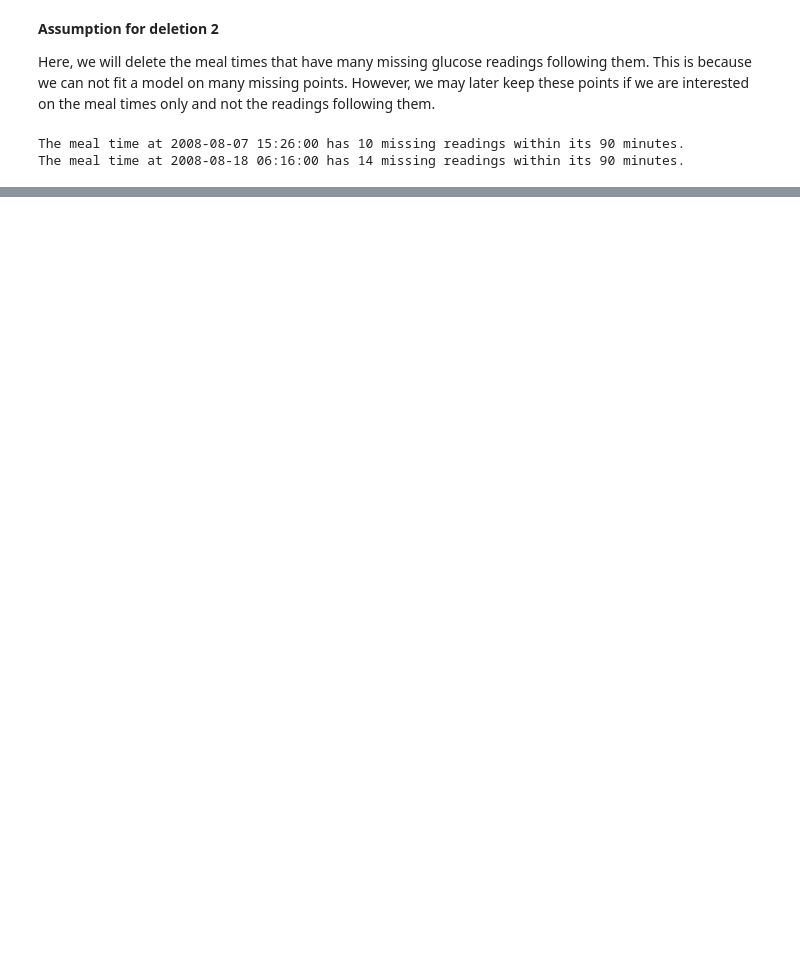
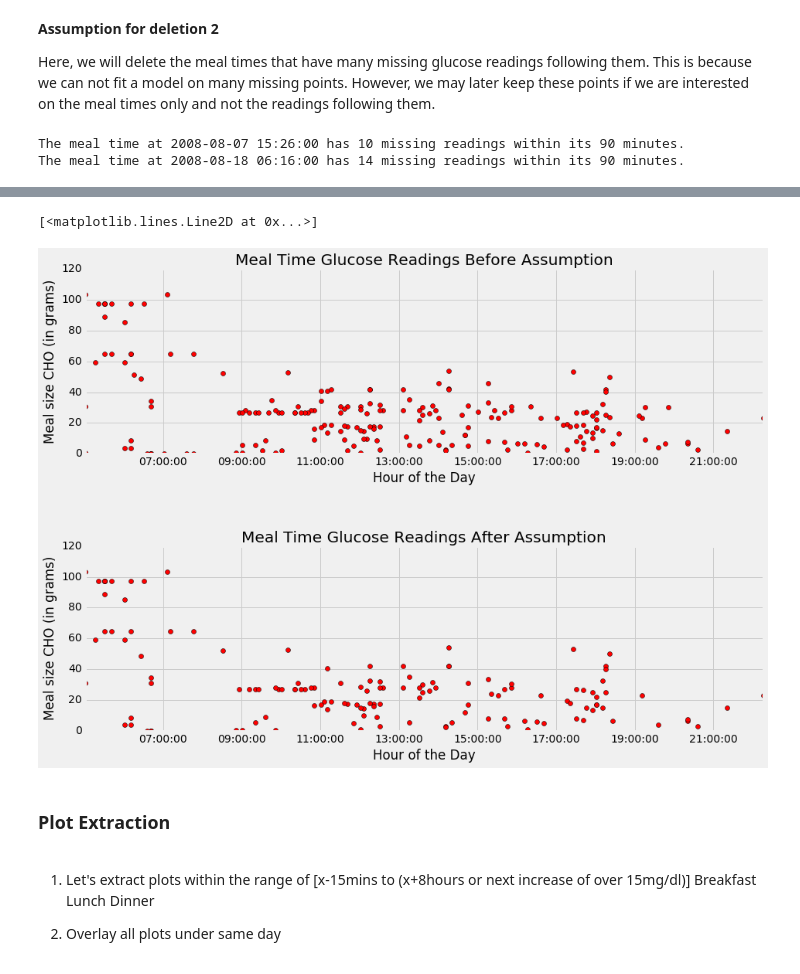
Before and after one commit to SalChem/Diabetic-Project, a Jupyter notebook: Smoothing and Filtering.ipynb, the cells around one changed output, grey strips where cells are left out. Drawn from its saved outputs; the diff is of its cells as text; code cells hidden in the pictures; blank space fills up the shorter version.

```diff
--- a/Smoothing and Filtering.ipynb
+++ b/Smoothing and Filtering.ipynb
@@ -576,0 +535,26 @@ def compare_increase(current_date):
+# %%
+fig = plt.figure(figsize= (14,10))
+plt.subplots_adjust(hspace=0.5)
+sub1 = fig.add_subplot(211)
+sub1.set_xlabel('Hour of the Day')
+sub1.set_ylabel('Meal size CHO (in grams)')
+sub1.set_title('Meal Time Glucose Readings Before Assumption')
+plt.plot_date(df_all_readings.Date, df_all_readings['CHO (g)'], 'ro', label="Meal Times")
+
+sub2 = fig.add_subplot(212)
+sub2.set_xlabel('Hour of the Day')
+sub2.set_ylabel('Meal size CHO (in grams)')
+sub2.set_title('Meal Time Glucose Readings After Assumption')
+plt.plot_date(df_P1_New.Date, df_P1_New['CHO (g)'], 'ro', label="Meal Times")
+# %% [output]
+[<matplotlib.lines.Line2D at 0x...>]
+[figure, added]
+# %% [markdown]
+### Plot Extraction
+# %% [markdown]
+1. Let's extract plots within the range of [x-15mins to (x+8hours or next increase of over 15mg/dl)]
+    Breakfast
+    Lunch
+    Dinner
+
+2. Overlay all plots under same day
```
Also changed, not shown: parts of 9 cells of this notebook.
